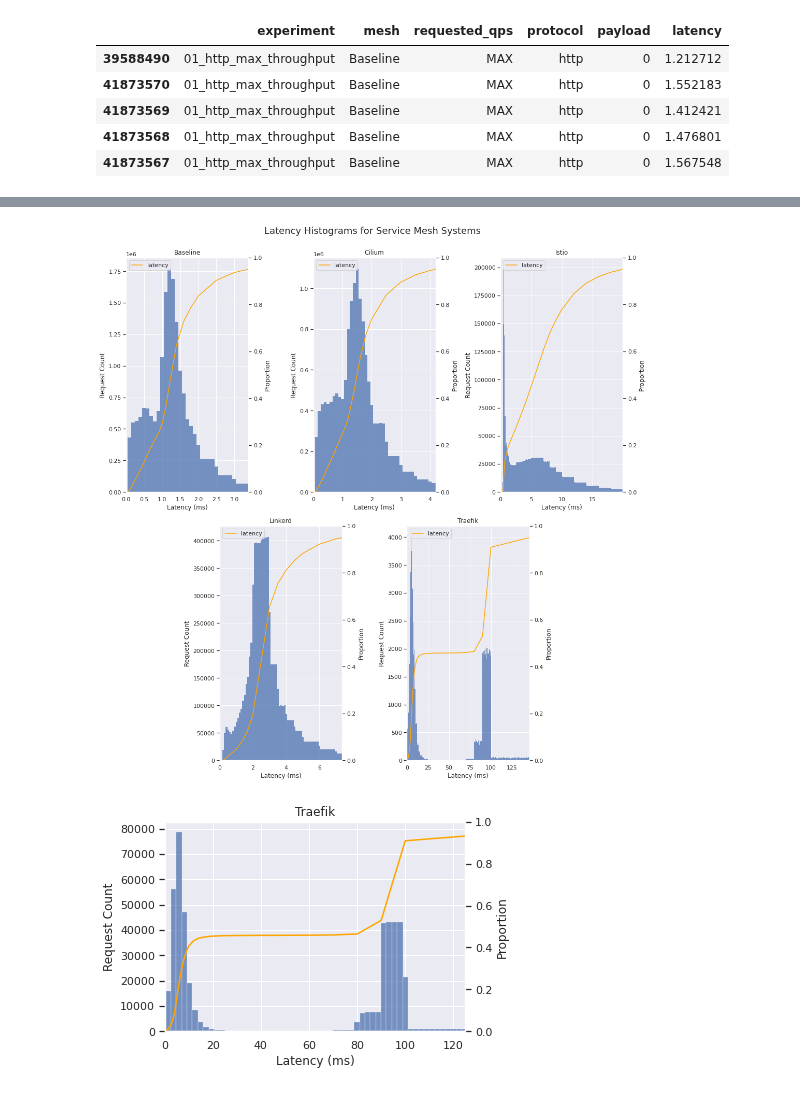
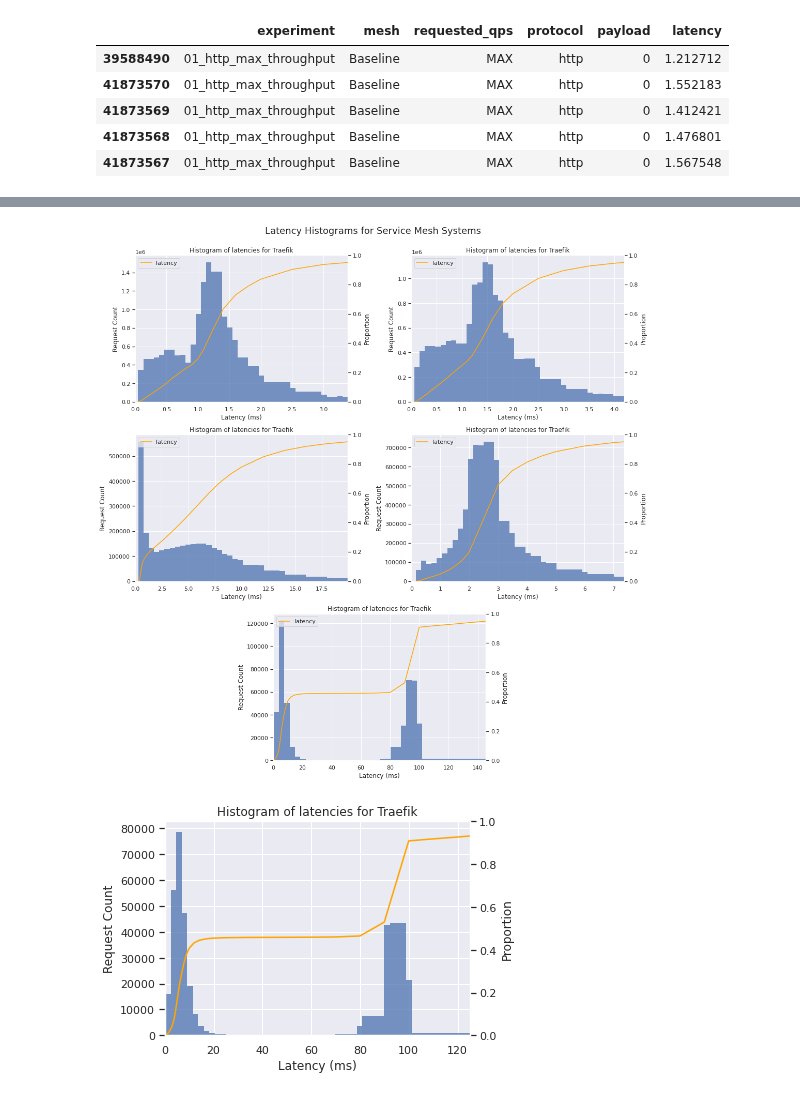
Before and after one commit to RichardBieringa/mesh-bench, a Jupyter notebook: viz/10_latencies.ipynb, the cells around one changed output, grey strips where cells are left out. Saved outputs shown, nothing was run; the diff lists cells and outputs as text; code cells hidden in the pictures.

```diff
--- a/viz/10_latencies.ipynb
+++ b/viz/10_latencies.ipynb
@@ -216,17 +216,18 @@ file_name = f"{file_prefix}-hist_latencies.pdf"
 
 # Create grid of plots
 fig = plt.figure(figsize=(15, 15))
-gs = gridspec.GridSpec(nrows=2, ncols=6)
+gs = gridspec.GridSpec(nrows=3, ncols=4)
 
 # Create subplots, each plot is 2 cols wide
 axes=[
     # Row 0
     fig.add_subplot(gs[0, 0:2]),
     fig.add_subplot(gs[0, 2:4]),
-    fig.add_subplot(gs[0, 4:6]),
-    # Row 1 (offset by 1)
-    fig.add_subplot(gs[1, 1:3]),
-    fig.add_subplot(gs[1, 3:5]),
+    # Row 1
+    fig.add_subplot(gs[1, 0:2]),
+    fig.add_subplot(gs[1, 2:4]),
+    # Row 2 (offset by 1)
+    fig.add_subplot(gs[2, 1:3]),
 ]
 
 # Set figure title
@@ -238,42 +239,47 @@ for i, m in enumerate(mesh_configs):
     data = exp[exp["mesh"] == m]
     # filtered = data[data["latency"] < data["latency"].quantile(.95)]
 
+    quant = data["latency"].quantile(.95)
+    min = data["latency"].min()
+    bins = 40
+    binwidth = (quant - min) / bins
+
     ax = axes[i]
 
-    sns.histplot(data=data, x="latency", binwidth=.1, ax=ax)
+    sns.histplot(data=data, x="latency", binwidth=binwidth, ec="none", ax=ax)
 
     # Labels
     # plot_title = (
     #     f"$\\bf{row['mesh'].capitalize()}$\n"
     #     f"RPS: {row['ActualQPS']:.0f}\n"
     #     f"min: {row['Min']:.2f} ms, avg: {row['Avg']:.2f} ms, max: {row['Max']:.2f} ms"
     # )
     ax.set_ylabel("Request Count")
     ax.set_xlabel("Latency (ms)")
-    ax.set_title(m)
+    ax.set_title("Histogram of latencies for Traefik")
 
 
     # Y AXIS
     ax.yaxis.set_major_formatter(ticker.ScalarFormatter())
 
 
     # X AXIS
-    ax.set_xlim(0, data["latency"].quantile(.95))
+    ax.set_xlim(0, quant)
     # ax.set_xscale("log")
     ax.xaxis.set_major_formatter(ticker.ScalarFormatter())
 
 
     # Second plot with cumulative density
     ax2 = ax.twinx()
     ax2.set_alpha(0.5)
     ax2.grid(False)
     sns.ecdfplot(data=data, palette=["orange"], ax=ax2)
 
 
 fig.tight_layout()
 fig.savefig(plot_dir / file_name)
 # %% [output]
-[figure, old version]
+[figure, new version]
 # %%
 """
 PLOT: Histplot of Traefik mesh
@@ -281,16 +287,15 @@ Desc: Shows bimodal nature of traefik mesh latencies
 """
 
 file_name = f"{file_prefix}-hist-traefik.pdf"
-plot_title = "Histogram of Traefik Latencies"
 
 data = exp[exp["mesh"] == "Traefik"]
 
 fig, ax = plt.subplots()
-sns.histplot(data=data, x="latency", ax=ax)
+sns.histplot(data=data, x="latency", ec="none", ax=ax)
 
 ax.set_ylabel("Request Count")
 ax.set_xlabel("Latency (ms)")
-ax.set_title(m)
+ax.set_title("Histogram of latencies for Traefik")
 
 
 # Y AXIS
@@ -313,4 +318,4 @@ ax2.get_legend().remove()
 fig.tight_layout()
 fig.savefig(plot_dir / file_name)
 # %% [output]
-[figure, old version]
+[figure, new version]
```
Also changed, not shown: parts of 5 cells of this notebook, 7 other files.
